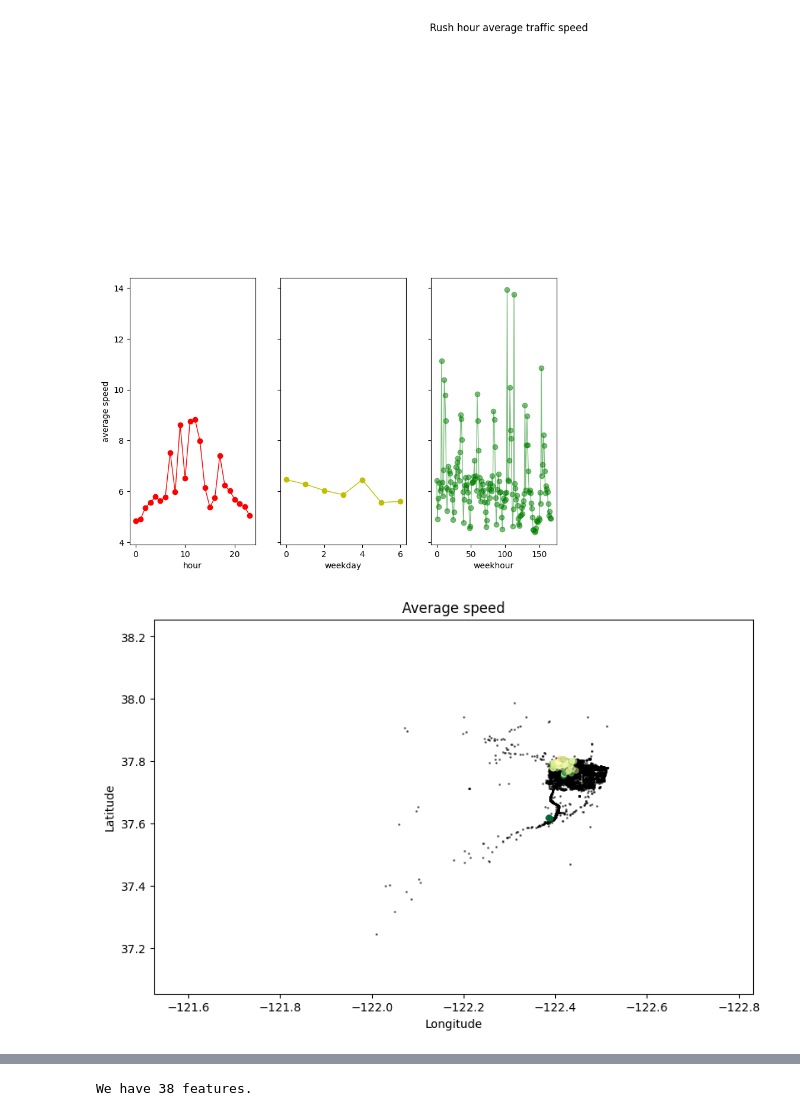
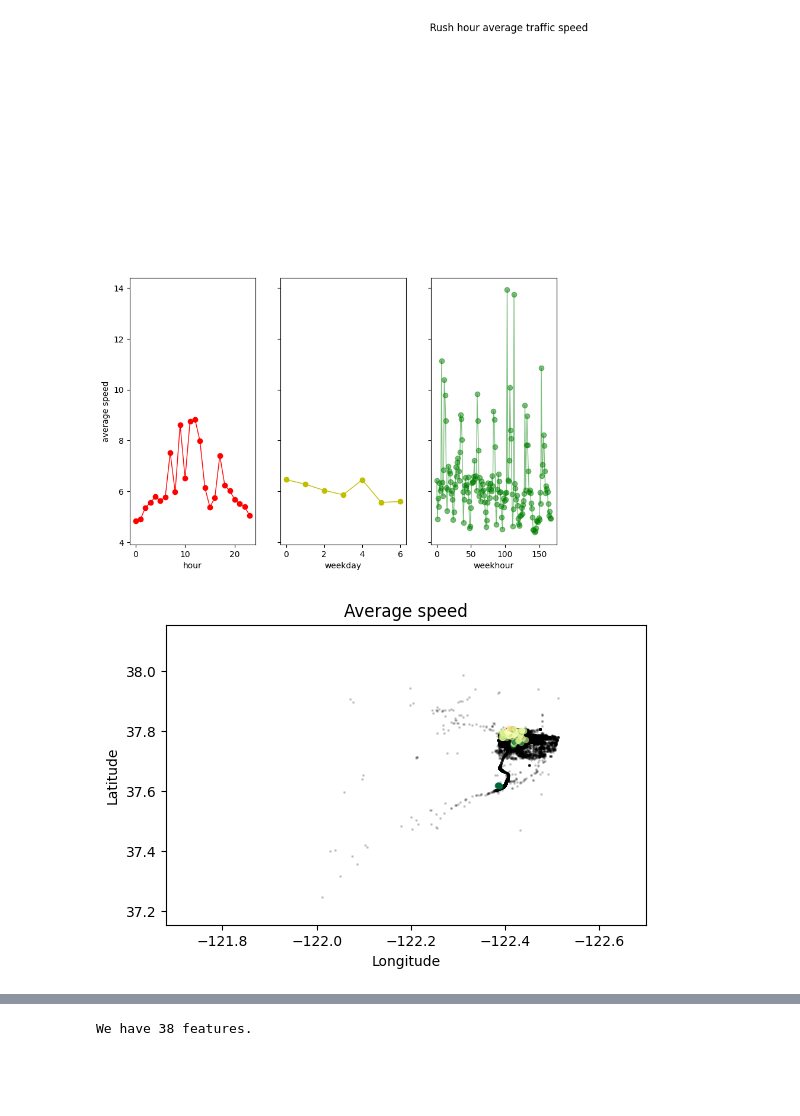
Before and after one commit to lin-shuang/toy-google-maps, a Jupyter notebook: Time estimation.ipynb, the cells around one changed output, grey strips where cells are left out. Cells and saved outputs as stored; diff of their text form; code cells hidden in the pictures; blank space fills up the shorter version.

```diff
--- a/Time estimation.ipynb
+++ b/Time estimation.ipynb
@@ -230,37 +230,38 @@ plt.show()
 # Average speed for regions
 train.loc[:, 'pickup_lat_bin'] = np.round(train['pickup_latitude'], 3)
 train.loc[:, 'pickup_long_bin'] = np.round(train['pickup_longitude'], 3)
 gby_cols = ['pickup_lat_bin', 'pickup_long_bin']
 coord_speed = train.groupby(gby_cols).mean()[['avg_speed_h']].reset_index()
 coord_count = train.groupby(gby_cols).count()[['id']].reset_index()
 coord_stats = pd.merge(coord_speed, coord_count, on=gby_cols)
 coord_stats = coord_stats[coord_stats['id'] > 100]
 fig, ax = plt.subplots(ncols=1, nrows=1)
-plt.subplots_adjust(left=0.1, right=0.55, top=0.55, bottom=0.1)
+plt.subplots_adjust(left=0.1, right=0.4, top=0.4, bottom=0.1)
 ax.scatter(train.pickup_longitude.values[:N], train.pickup_latitude.values[:N],
-           color='black', s=1, alpha=0.5)
+           color='black', s=1, alpha=0.15)
 ax.scatter(coord_stats.pickup_long_bin.values, coord_stats.pickup_lat_bin.values,
            c=coord_stats.avg_speed_h.values,
-           cmap='RdYlGn', s=20, alpha=0.5, vmin=1, vmax=8)
+           cmap='RdYlGn', s=20, alpha=0.7, vmin=1, vmax=8, lw=0)
+
 ax.set_xlim(city_long_border)
 ax.set_ylim(city_lat_border)
 ax.set_xlabel('Longitude')
 ax.set_ylabel('Latitude')
 plt.title('Average speed')
 plt.show()
 
 train.loc[:, 'pickup_lat_bin'] = np.round(train['pickup_latitude'], 2)
 train.loc[:, 'pickup_long_bin'] = np.round(train['pickup_longitude'], 2)
 train.loc[:, 'center_lat_bin'] = np.round(train['center_latitude'], 2)
 train.loc[:, 'center_long_bin'] = np.round(train['center_longitude'], 2)
 train.loc[:, 'pickup_dt_bin'] = (train['pickup_dt'] // (3 * 3600))
 test.loc[:, 'pickup_lat_bin'] = np.round(test['pickup_latitude'], 2)
 test.loc[:, 'pickup_long_bin'] = np.round(test['pickup_longitude'], 2)
 test.loc[:, 'center_lat_bin'] = np.round(test['center_latitude'], 2)
 test.loc[:, 'center_long_bin'] = np.round(test['center_longitude'], 2)
 test.loc[:, 'pickup_dt_bin'] = (test['pickup_dt'] // (3 * 3600))
 # %% [output]
-[figure, old version]
+[figure, new version]
 # %%
 # Spatial clustering
 sample_ind = np.random.permutation(len(coords))[:500000]
```
Also changed, not shown: parts of 6 cells of this notebook, 1 other file.
